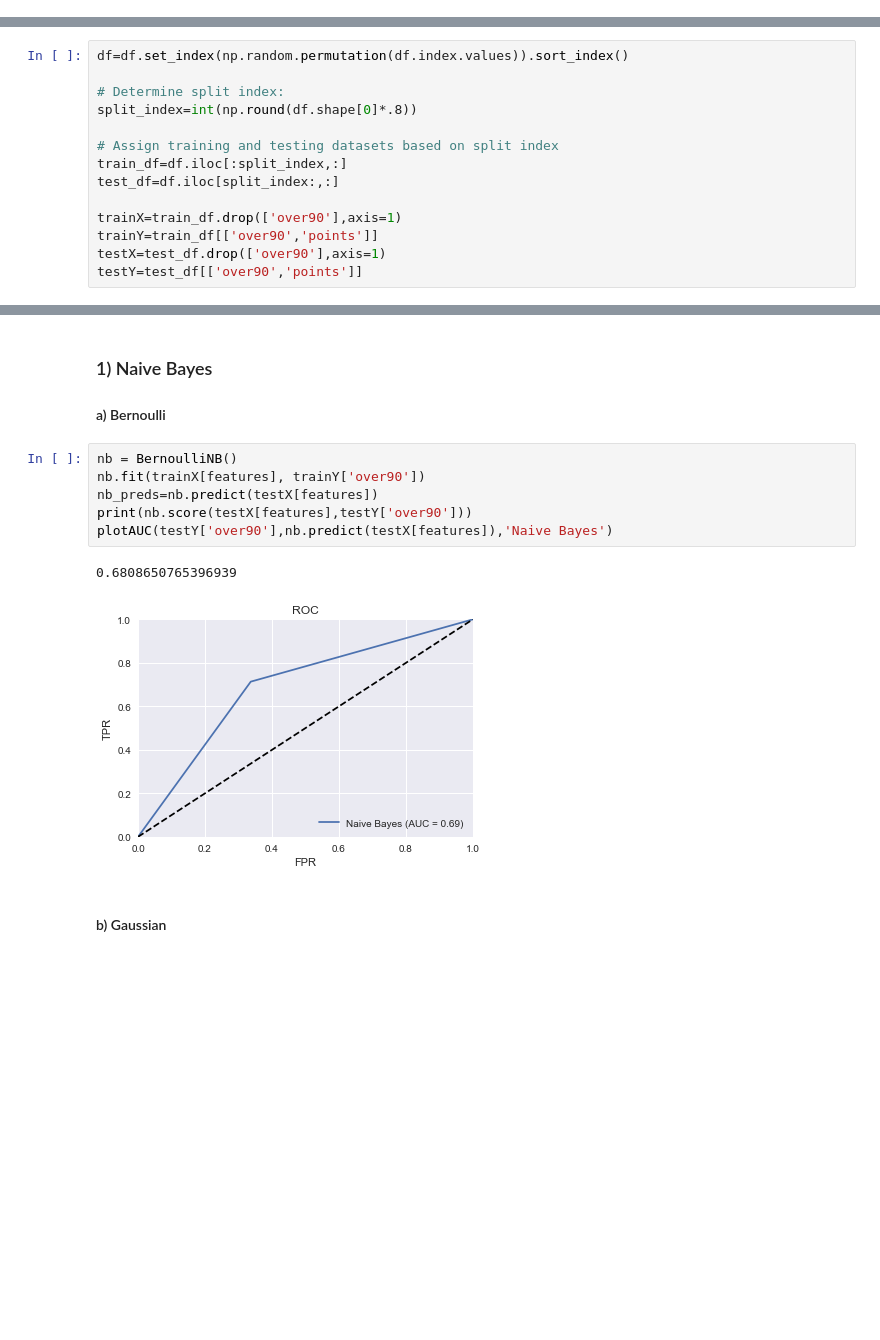
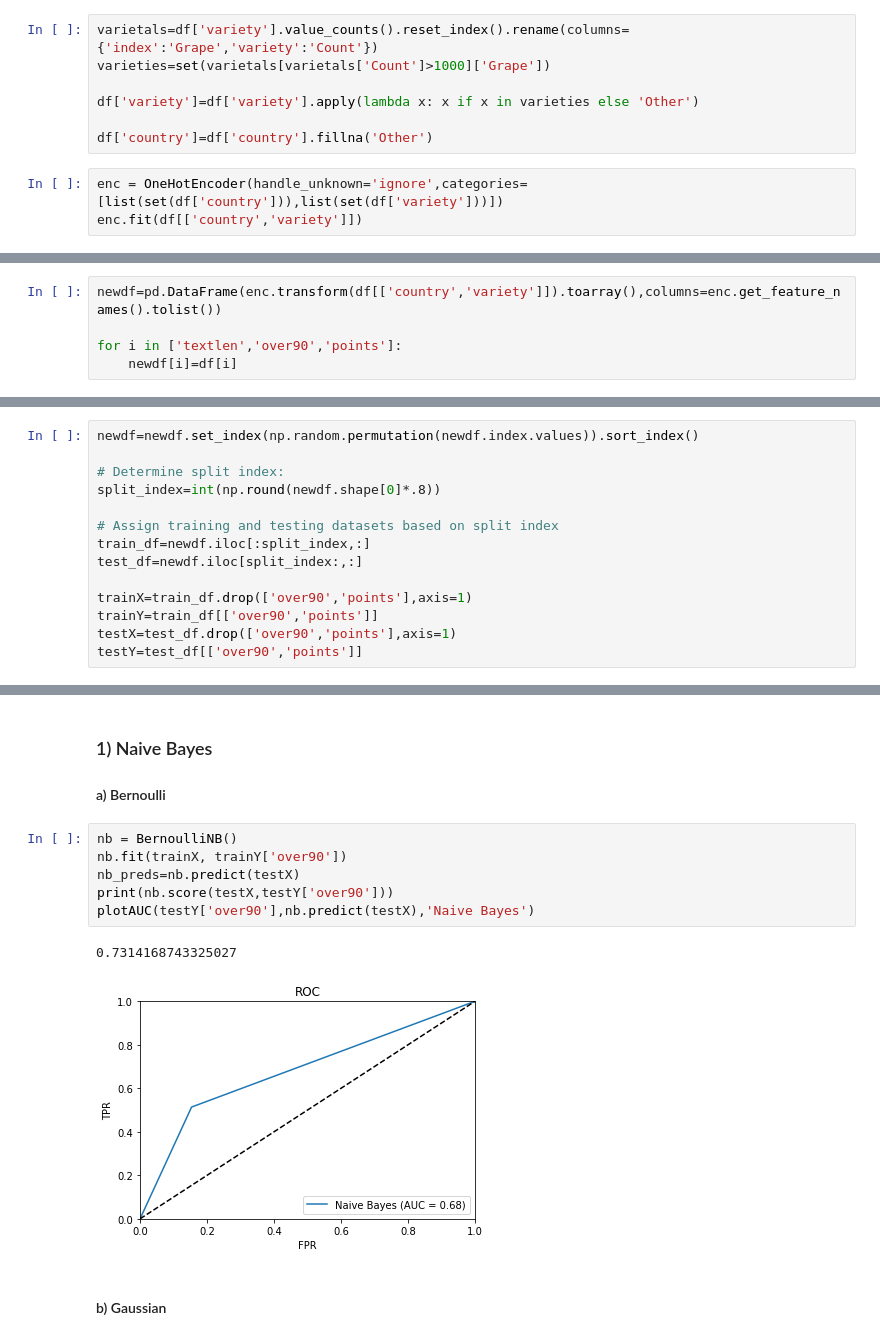
Before and after one commit to da1933/Carpe-Vinum, a Jupyter notebook: Wine Modeling.ipynb, the cells around one changed output, grey strips where cells are left out. Saved outputs shown, nothing was run; the diff lists cells and outputs as text; blank space fills up the shorter version.

```diff
--- a/Wine Modeling.ipynb
+++ b/Wine Modeling.ipynb
@@ -56,0 +47,10 @@ features=['enc_country','enc_province','enc_variety','textlen']
+# %%
+varietals=df['variety'].value_counts().reset_index().rename(columns={'index':'Grape','variety':'Count'})
+varieties=set(varietals[varietals['Count']>1000]['Grape'])
+
+df['variety']=df['variety'].apply(lambda x: x if x in varieties else 'Other')
+
+df['country']=df['country'].fillna('Other')
+# %%
+enc = OneHotEncoder(handle_unknown='ignore',categories=[list(set(df['country'])),list(set(df['variety']))])
+enc.fit(df[['country','variety']])
@@ -57,18 +62,23 @@ features=['enc_country','enc_province','enc_variety','textlen']
+# %%
+newdf=pd.DataFrame(enc.transform(df[['country','variety']]).toarray(),columns=enc.get_feature_names().tolist())
+
+for i in ['textlen','over90','points']:
+    newdf[i]=df[i]
 # %% [markdown]
 ### Train-Test-Split
 # %%
-df=df.set_index(np.random.permutation(df.index.values)).sort_index()
+newdf=newdf.set_index(np.random.permutation(newdf.index.values)).sort_index()
 
 # Determine split index:
-split_index=int(np.round(df.shape[0]*.8))
+split_index=int(np.round(newdf.shape[0]*.8))
 
 # Assign training and testing datasets based on split index
-train_df=df.iloc[:split_index,:]
-test_df=df.iloc[split_index:,:]
+train_df=newdf.iloc[:split_index,:]
+test_df=newdf.iloc[split_index:,:]
 
-trainX=train_df.drop(['over90'],axis=1)
+trainX=train_df.drop(['over90','points'],axis=1)
 trainY=train_df[['over90','points']]
-testX=test_df.drop(['over90'],axis=1)
+testX=test_df.drop(['over90','points'],axis=1)
 testY=test_df[['over90','points']]
 # %% [markdown]
 ### Cross Validation
@@ -111,13 +121,13 @@ def plotAUC(truth, pred, lab):
 #### a) Bernoulli
 # %%
 nb = BernoulliNB()
-nb.fit(trainX[features], trainY['over90'])
-nb_preds=nb.predict(testX[features])
-print(nb.score(testX[features],testY['over90']))
-plotAUC(testY['over90'],nb.predict(testX[features]),'Naive Bayes')
+nb.fit(trainX, trainY['over90'])
+nb_preds=nb.predict(testX)
+print(nb.score(testX,testY['over90']))
+plotAUC(testY['over90'],nb.predict(testX),'Naive Bayes')
 # %% [output]
-0.6808650765396939
+0.7314168743325027
-[figure, old version]
+[figure, new version]
 # %% [markdown]
 #### b) Gaussian
 # %%
```
Also changed, not shown: parts of 27 cells of this notebook.
